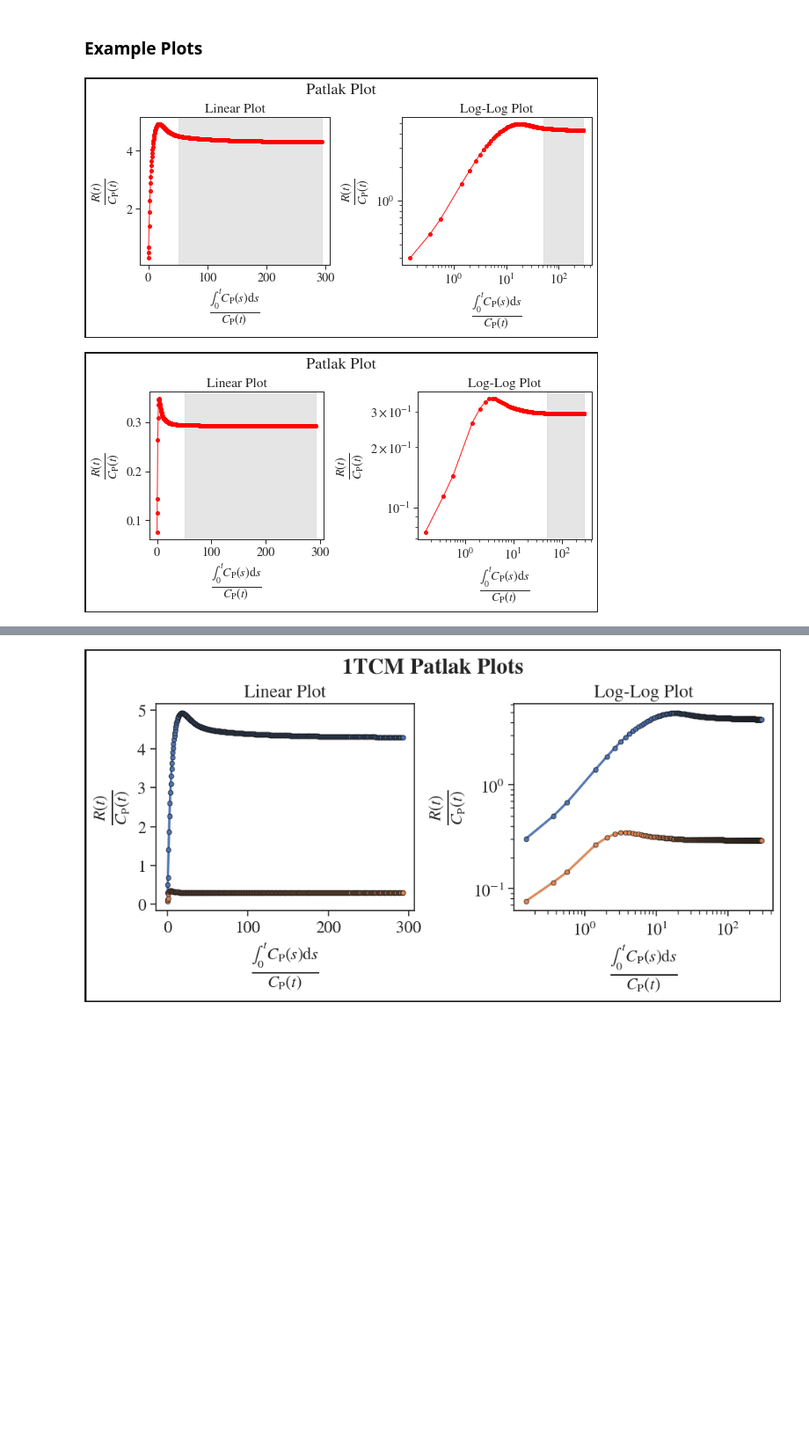
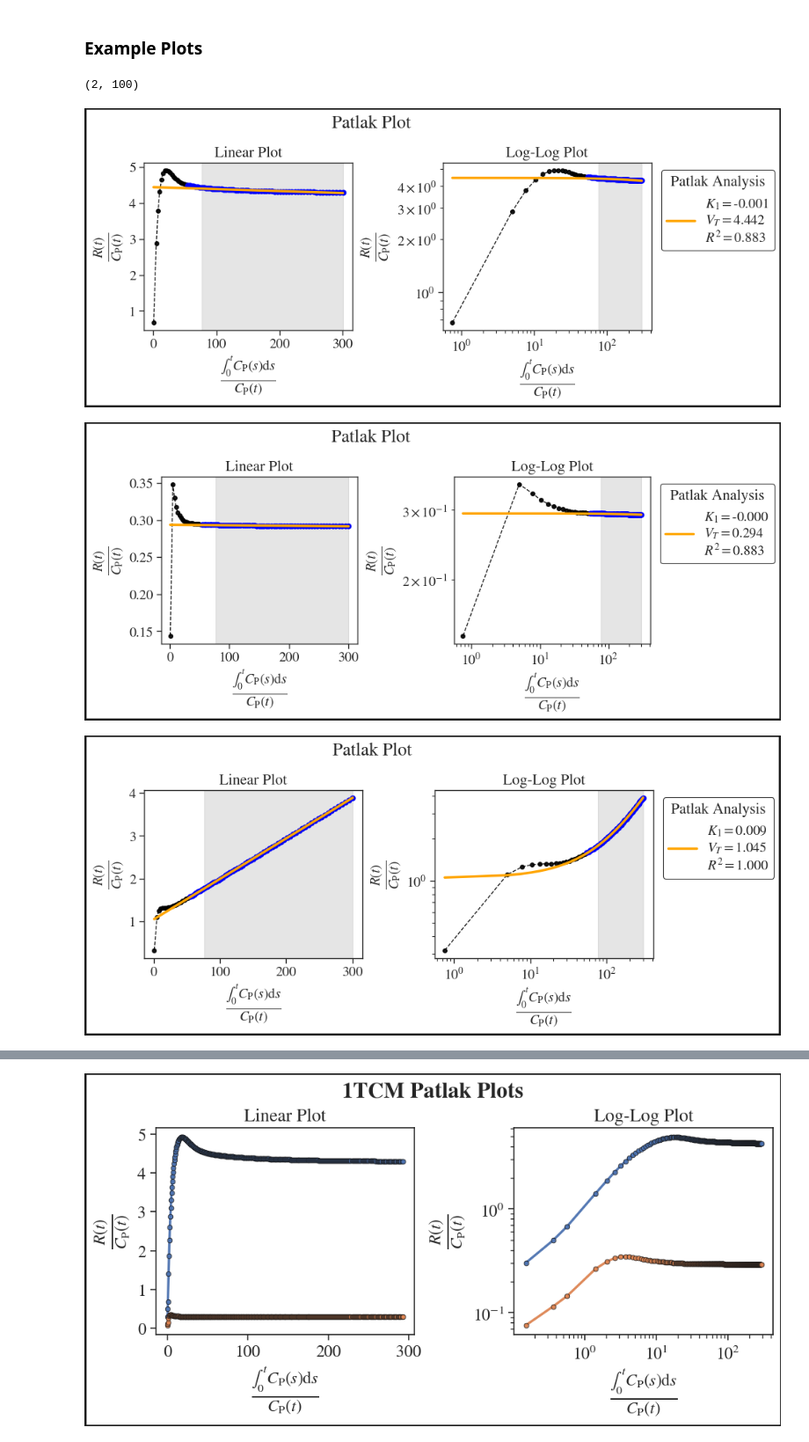
Before and after one commit to noahg-neuroimage/PETProcessing-fork2, a Jupyter notebook: test_notebooks/testing_graphical_analyses/03_plotting_graphical_anlayses_testbed.ipynb, the cells around one changed output, grey strips where cells are left out. Shown at 88% size. Saved outputs shown, nothing was run; the diff lists cells and outputs as text; code cells hidden in the pictures; blank space fills up the shorter version.

```diff
--- a/test_notebooks/testing_graphical_analyses/03_plotting_graphical_anlayses_testbed.ipynb
+++ b/test_notebooks/testing_graphical_analyses/03_plotting_graphical_anlayses_testbed.ipynb
@@ -52,9 +52,9 @@ model_params = {
 # %% [markdown]
 ## Loading In TACs
 # %%
-def safe_load_tac(filename):
+def safe_load_tac(filename, stride=5):
     try:
-        return np.array(np.loadtxt(filename).T, dtype=float, order='C')
+        return np.array(np.loadtxt(filename)[::stride].T, dtype=float, order='C')
     except Exception as e:
         print(f"Couldn't read file {filename}. Error: {e}")
         return None
@@ -141,29 +175,19 @@ def add_patlak
 # %% [markdown]
 ### Example Plots
-# %%
-for a_model, num in MODELS_NUMS.items():
-
-    for i in range(num):
-        myFig, myAx = plt.subplots(1, 2, constrained_layout=True, figsize=[8, 4], dpi=72, linewidth=3.0, edgecolor='k')
-        _params = model_params[a_model][f"set-{i:02}"]
-        _tTAC = all_tacs['noise-free'][a_model][f"set-{i:02}"]
-
-        for axId, anAx in enumerate(myAx.flatten()):
-            add_linear_patlak_plot(pTAC=pTAC, tTAC=_tTAC, axObj=anAx)
-            add_patlak_plot_shading(pTAC=pTAC, tTAC=_tTAC, t_thresh_in_mins=30.0, axObj=anAx)
-            add_patlak_line(pTAC=pTAC, tTAC=_tTAC, axObj=anAx)
-#             add_patlak_fit_points(pTAC=pTAC, tTAC=_tTAC, t_thresh_in_mins=30.0, axObj=anAx)
-
-        myAx[0].set(title=f"Linear Plot")
-        myAx[1].set(title=f"Log-Log Plot", xscale='log', yscale='log')
-        myAx[0].set_xlabel(patlak_xLab, fontsize=20)
-        myAx[0].set_ylabel(patlak_yLab, fontsize=20)
-        myAx[1].set_xlabel(patlak_xLab, fontsize=20)
-        myAx[1].set_ylabel(patlak_yLab, fontsize=20)
-        myFig.suptitle(f"Patlak Plot")
-        #     myFig.legend(bbox_to_anchor=(1.0, 0.6), loc='center left', title='Parameters')
-        plt.show()
-    break
-# %% [output]
-[figure, removed]
-[figure, removed]
+# %%
+pTAC[:,::4]
+# %% [output]
+(2, 100)
+# %%
+for a_model, num in MODELS_NUMS.items():
+
+    for i in range(num):
+        tTAC = all_tacs['noise-free'][a_model][f"set-{i:02}"]
+        gen_patlak_figure(pTAC=pTAC, tTAC=tTAC, t_thresh_in_mins=35.0)
+
+        plt.show()
+#     break
+# %% [output]
+[figure, added]
+[figure, added]
+[figure, added]
```
Also changed, not shown: parts of 2 cells of this notebook.
